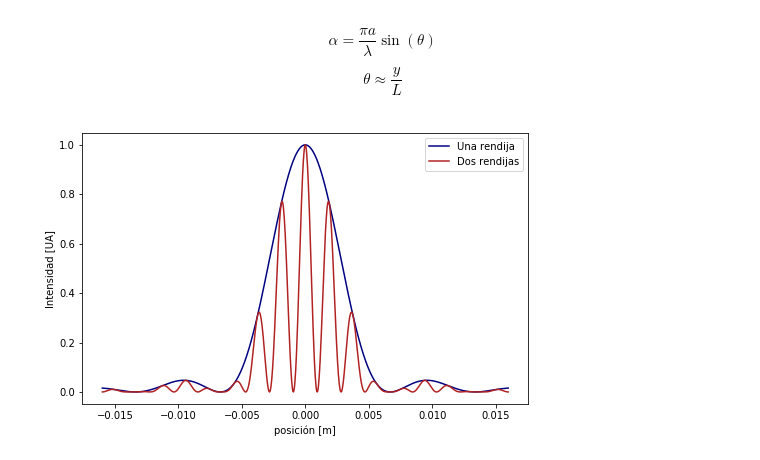
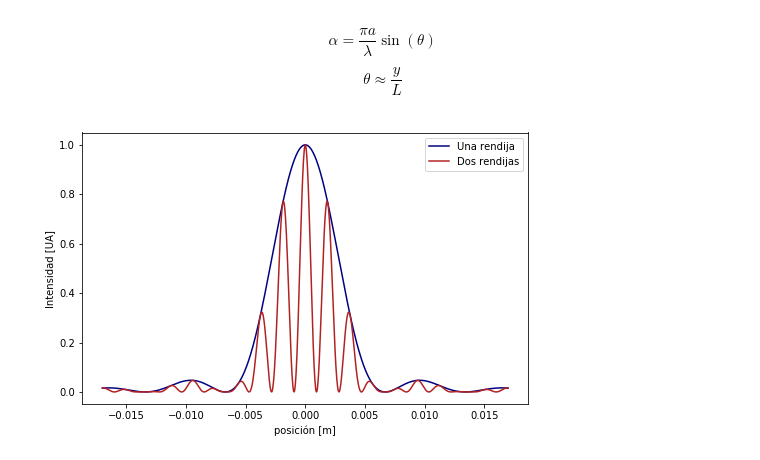
Before and after one commit to jamontanac/Laboratorio-Avanzado, a Jupyter notebook: Double_Slit/Analisis.ipynb, the cells around one changed output. Cells and saved outputs as stored; diff of their text form; code cells hidden in the pictures.

```diff
--- a/Double_Slit/Analisis.ipynb
+++ b/Double_Slit/Analisis.ipynb
@@ -185,12 +186,12 @@ def Intensidad_interferencia(y_pos):
     return (np.cos((np.pi*0.000356*y_pos)/(670*10**(-9))))**2
 # %%
 plt.figure(figsize=(8,5))
-y=np.linspace(-0.016,0.016,1000)
+y=np.linspace(-0.017,0.017,1000)
 plt.plot(y,Intensidad_difraccion(function_alpha(y)),color="navy",label="Una rendija")
 plt.plot(y,Intensidad_interferencia(y)*Intensidad_difraccion(function_alpha(y)),color="firebrick", label="Dos rendijas")
 plt.legend()
 plt.xlabel("posición [m]")
 plt.ylabel("Intensidad [UA]")
 plt.show()
 # %% [output]
-[figure, old version]
+[figure, new version]
```
Also changed, not shown: parts of 9 cells of this notebook.
